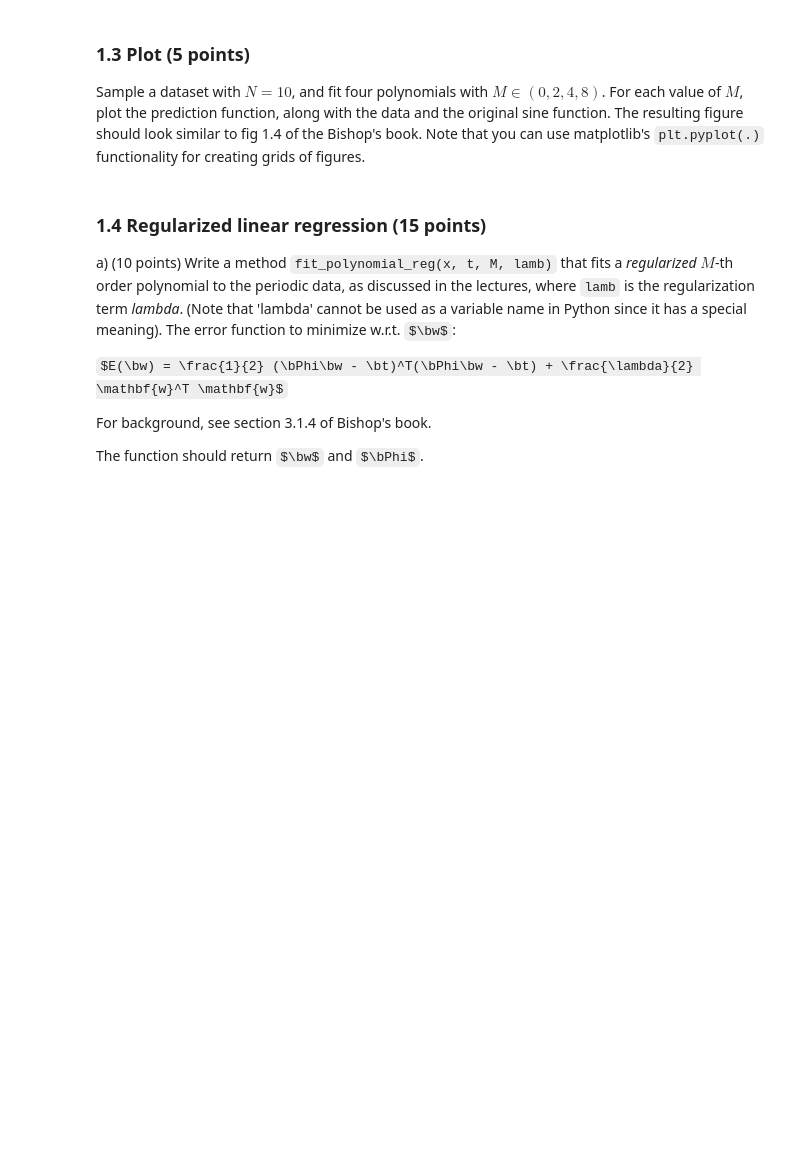
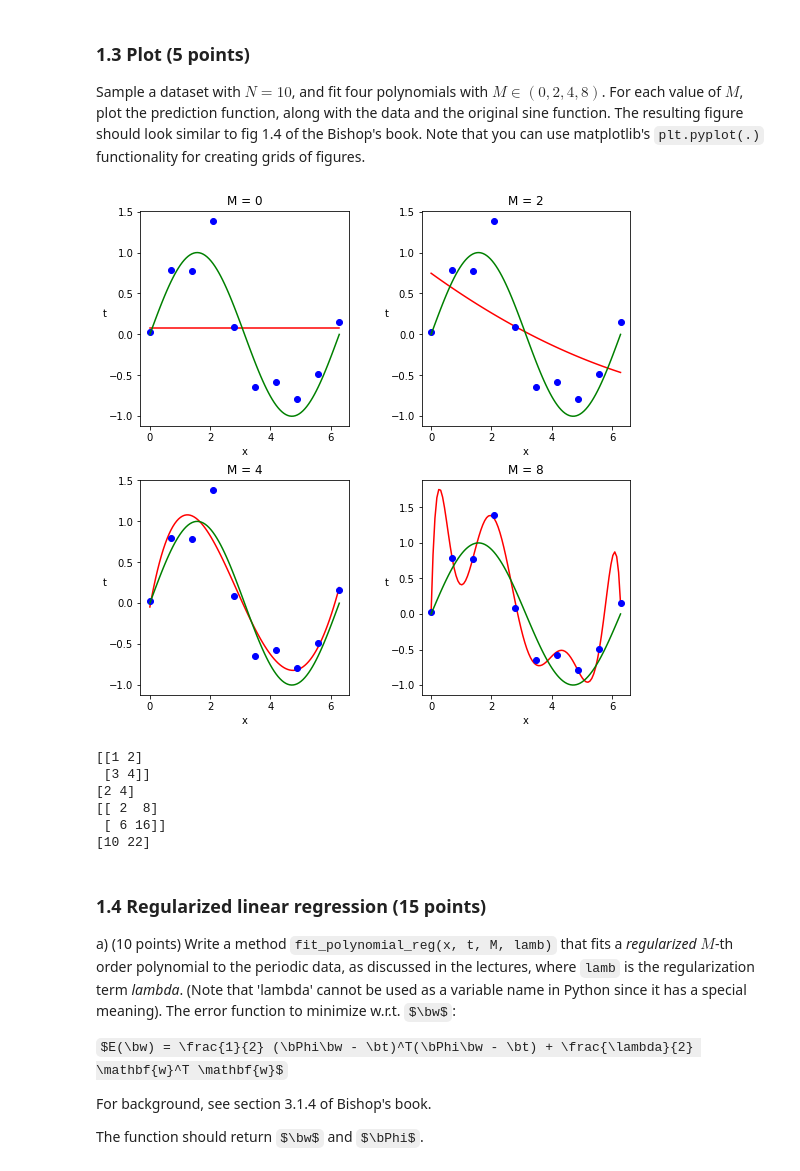
Before and after one commit to ML77777/ML1-18, a Jupyter notebook: Bobbie/lab1.ipynb, the cells around one changed output. Drawn from its saved outputs; the diff is of its cells as text; code cells hidden in the pictures; some formulas as TeX source; blank space fills up the shorter version.

Commit message:
Add plots 1.3

```diff
--- a/Bobbie/lab1.ipynb
+++ b/Bobbie/lab1.ipynb
@@ -175,3 +170,80 @@ raise NotImplementedError()
+# %%
+sample, sample_target = gen_sine(10)
+
+manyx = np.linspace(0, 2 * pi, num=100)
+true_siny = sin(manyx)
+
+def predict(x, w_ml, M):
+    Phi = designmatrix(x, M)
+
+    return np.matmul(Phi, w_ml)
+
+
+w_ml_m0, Phi_m0 = fit_polynomial(sample,sample_target,0)
+predict_m0 = predict(manyx, w_ml_m0, 0)
+
+w_ml_m2, Phi_m2 = fit_polynomial(sample,sample_target,2)
+predict_m2 = predict(manyx, w_ml_m2, 2)
+
+w_ml_m4, Phi_m4 = fit_polynomial(sample,sample_target,4)
+predict_m4 = predict(manyx, w_ml_m4, 4)
+
+w_ml_m8, Phi_m8 = fit_polynomial(sample,sample_target,8)
+predict_m8 = predict(manyx, w_ml_m8, 8)
+
+plt.figure(1, figsize=(8, 8))
+
+plt.subplot(221)
+plt.plot(manyx, predict_m0, 'r')
+plt.plot(sample, sample_target, 'bo')
+plt.plot(manyx, true_siny, 'g')
+plt.title("M = 0")
+plt.xlabel("x")
+plt.ylabel("t").set_rotation(0)
+
+plt.subplot(222)
+plt.plot(manyx, predict_m2, 'r')
+plt.plot(sample, sample_target, 'bo')
+plt.plot(manyx, true_siny, 'g')
+plt.title("M = 2")
+plt.xlabel("x")
+plt.ylabel("t").set_rotation(0)
+
+plt.subplot(223)
+plt.plot(manyx, predict_m4, 'r')
+plt.plot(sample, sample_target, 'bo')
+plt.plot(manyx, true_siny, 'g')
+plt.title("M = 4")
+plt.xlabel("x")
+plt.ylabel("t").set_rotation(0)
+
+plt.subplot(224)
+plt.plot(manyx, predict_m8, 'r')
+plt.plot(sample, sample_target, 'bo')
+plt.plot(manyx, true_siny, 'g')
+plt.title("M = 8")
+plt.xlabel("x")
+plt.ylabel("t").set_rotation(0)
+
+plt.subplots_adjust(top=0.92, bottom=0.08, left=0.10, right=0.95, hspace=0.25,
+                    wspace=0.35)
+plt.show()
+# %% [output]
+[figure, added]
+# %%
+a = np.array([[1, 2],[3, 4]])
+b = np.transpose(np.array([2, 4]))
+print(a)
+print(b)
+print(a*b)
+print(np.matmul(a, b))
+# %% [output]
+[[1 2]
+ [3 4]]
+[2 4]
+[[ 2  8]
+ [ 6 16]]
+[10 22]
 # %% [markdown]
 ### 1.4 Regularized linear regression (15 points)
 
```
Also changed, not shown: parts of 2 cells of this notebook.
